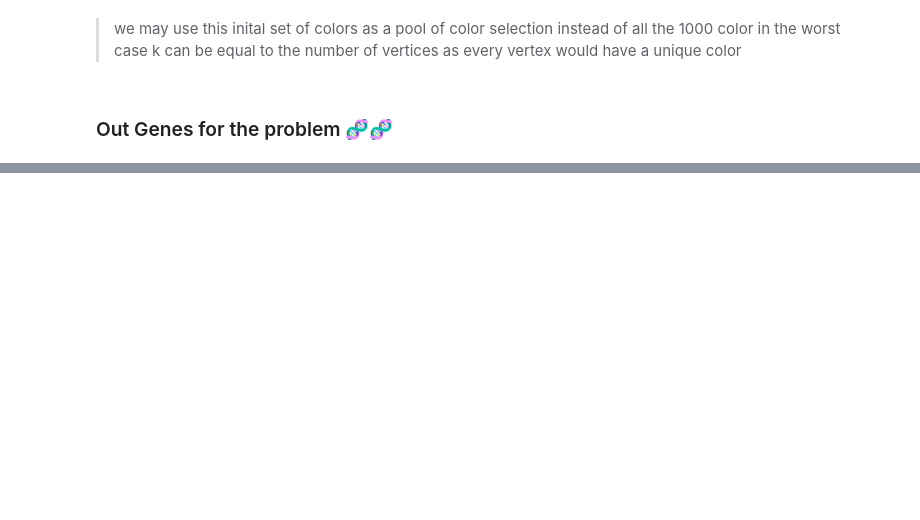
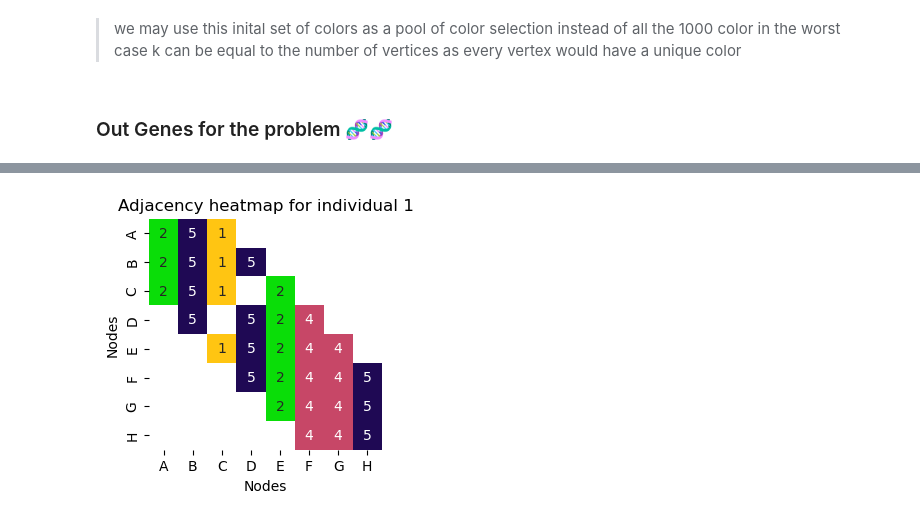
Before and after one commit to hossamAhmedSalah/Evolutionary_algorithms, a Jupyter notebook: Graph_k_coloring_Integer.ipynb, the cells around one changed output, grey strips where cells are left out. Cells and saved outputs as stored; diff of their text form; code cells hidden in the pictures; blank space fills up the shorter version.

```diff
--- a/Graph_k_coloring_Integer.ipynb
+++ b/Graph_k_coloring_Integer.ipynb
@@ -383,0 +408,43 @@ plt.show()
+# %%
+def adjacency_heatmap(individual):
+    seeadjc = [[-1 for _ in range(len(graph))] for _ in range(len(graph))]
+    for node_idx, (node, adjacent_nodes) in enumerate(adj_list.items()):
+        # print(node.name," : ", end=" " )
+        seeadjc[node_idx][node_idx] = individual[node_idx]
+        for adj_node in adjacent_nodes:
+            # getting the index of the current adj_node from the keys of the adj_list
+            # A, B, C, ...-> , 0, 1, 2, ...->
+            adj_node_index = list(adj_list).index(adj_node)
+            # for the node (node_idx) and each adjacent index
+            seeadjc[node_idx][adj_node_index] = individual[adj_node_index]
+            # print(adj_node.name, end=" ")
+        # print("")
+
+    # nx.draw(graph, annot=True)
+    return seeadjc
+
+
+# Plot heatmap with custom colors
+plt.figure(figsize=(3, 3))
+sns.heatmap(adjacency_heatmap(init_pop[0]), cmap=cmap, annot=True, cbar=False, mask=np.array(adjacency_heatmap(init_pop[0])) == -1)
+plt.xlabel("Nodes")
+plt.ylabel("Nodes")
+# (location, labels)
+plt.xticks(np.arange(0.5, 8.5), [chr(ord("A") + i) for i in range(8)], size=10)
+plt.yticks(np.arange(0.5, 8.5), [chr(ord("A") + i) for i in range(8)], size=10)
+
+plt.title("Adjacency heatmap for individual 1")
+
+plt.show()
+# adj_list = {
+#     A: [B, C],
+#     B: [A, C, D],
+#     C: [A, B, E],
+#     D: [B, E, F],
+#     E: [C, D, F, G],
+#     F: [D, E, G, H],
+#     G: [E, F, H],
+#     H: [F, G]
+# }
+# %% [output]
+[figure, added]
```
Also changed, not shown: parts of 20 cells of this notebook.
